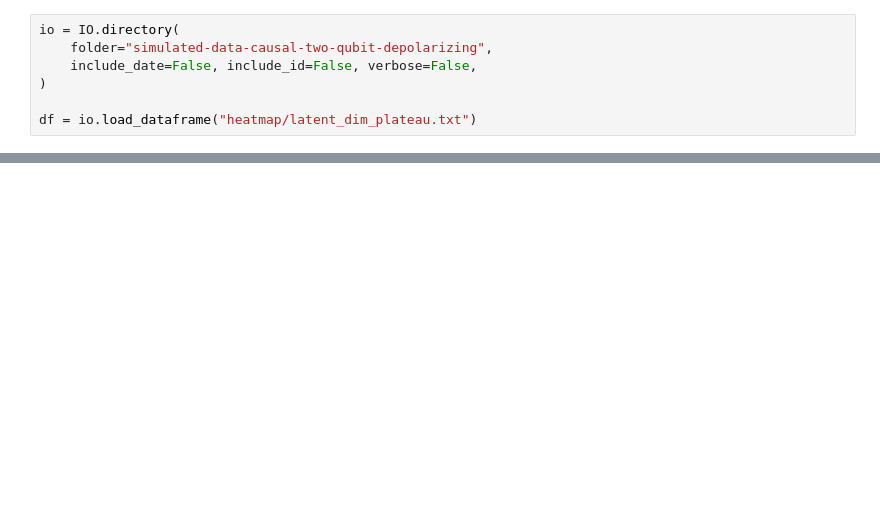
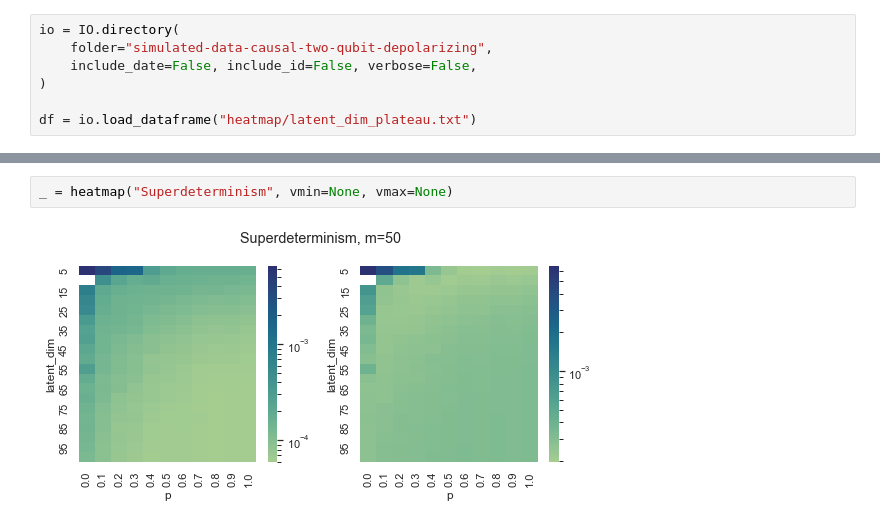
Before and after one commit to benjimaclellan/foqal, a Jupyter notebook: experiments/causal/analysis-latent-plateau.ipynb, the cells around one changed output, grey strips where cells are left out. Cells and saved outputs as stored; diff of their text form; blank space fills up the shorter version.

```diff
--- a/experiments/causal/analysis-latent-plateau.ipynb
+++ b/experiments/causal/analysis-latent-plateau.ipynb
@@ -61,0 +73,4 @@ Saving to C:\Users\benma\OneDrive - University of Waterloo\Backups\Desktop (BACK
+# %%
+_ = heatmap("Superdeterminism", vmin=None, vmax=None)
+# %% [output]
+[figure, added]
```
Also changed, not shown: parts of 11 cells of this notebook, 1 other file.
